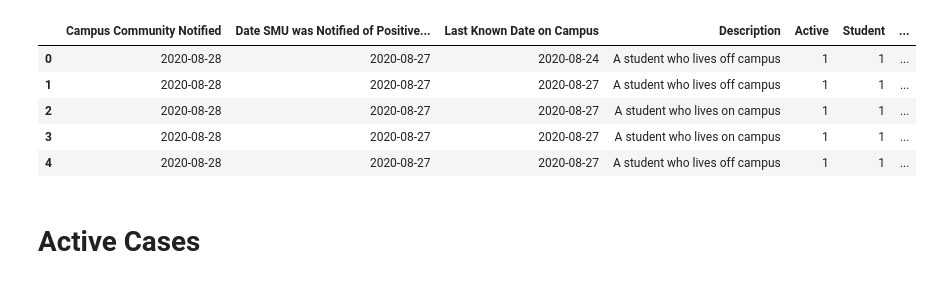
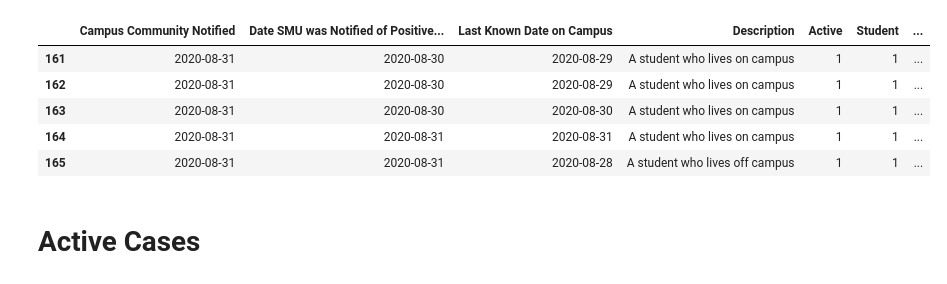
Before and after one commit to jlindbloom/SMU-COVID-19, a Jupyter notebook: Plotting.ipynb, the cells around one changed output. Drawn from its saved outputs; the diff is of its cells as text; code cells hidden in the pictures.

```diff
--- a/Plotting.ipynb
+++ b/Plotting.ipynb
@@ -9,14 +9,14 @@ import sys
 # Import data
 df = pd.read_excel("raw_data.xlsx")
 # %%
-df.head()
+df.tail()
 # %% [output]
 |  | Campus Community Notified | Date SMU was Notified of Positive... | Last Known Date on Campus | Description | Active | Student | ... |
-| 0 | 2020-08-28 | 2020-08-27 | 2020-08-24 | A student who lives off campus | 1 | 1 | ... |
-| 1 | 2020-08-28 | 2020-08-27 | 2020-08-27 | A student who lives off campus | 1 | 1 | ... |
-| 2 | 2020-08-28 | 2020-08-27 | 2020-08-27 | A student who lives on campus | 1 | 1 | ... |
-| 3 | 2020-08-28 | 2020-08-27 | 2020-08-27 | A student who lives on campus | 1 | 1 | ... |
-| 4 | 2020-08-28 | 2020-08-27 | 2020-08-27 | A student who lives off campus | 1 | 1 | ... |
+| 161 | 2020-08-31 | 2020-08-30 | 2020-08-29 | A student who lives on campus | 1 | 1 | ... |
+| 162 | 2020-08-31 | 2020-08-30 | 2020-08-29 | A student who lives on campus | 1 | 1 | ... |
+| 163 | 2020-08-31 | 2020-08-30 | 2020-08-30 | A student who lives on campus | 1 | 1 | ... |
+| 164 | 2020-08-31 | 2020-08-31 | 2020-08-31 | A student who lives on campus | 1 | 1 | ... |
+| 165 | 2020-08-31 | 2020-08-31 | 2020-08-28 | A student who lives off campus | 1 | 1 | ... |
 # %% [markdown]
 # Active Cases
 # %%
```
Also changed, not shown: 8 other files.
